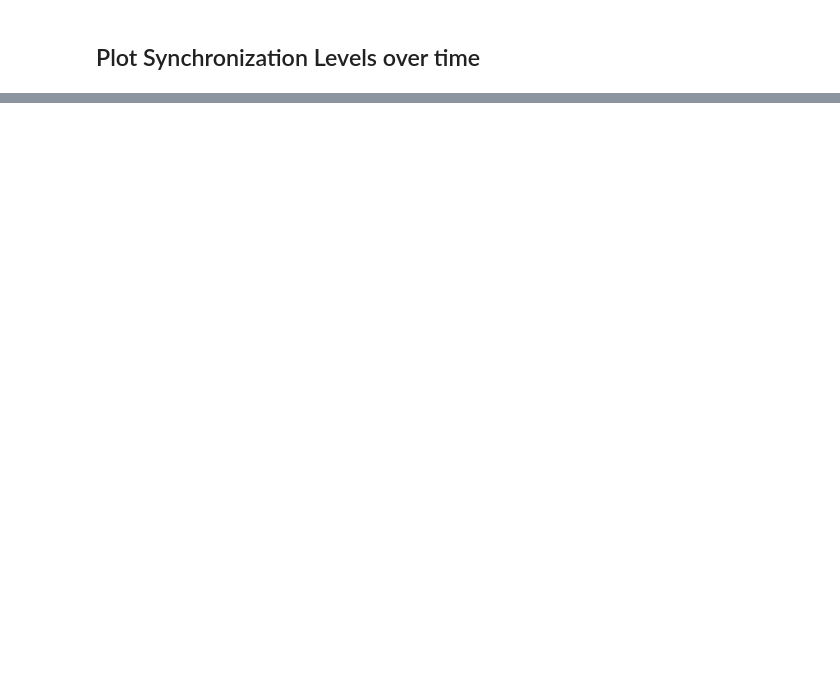
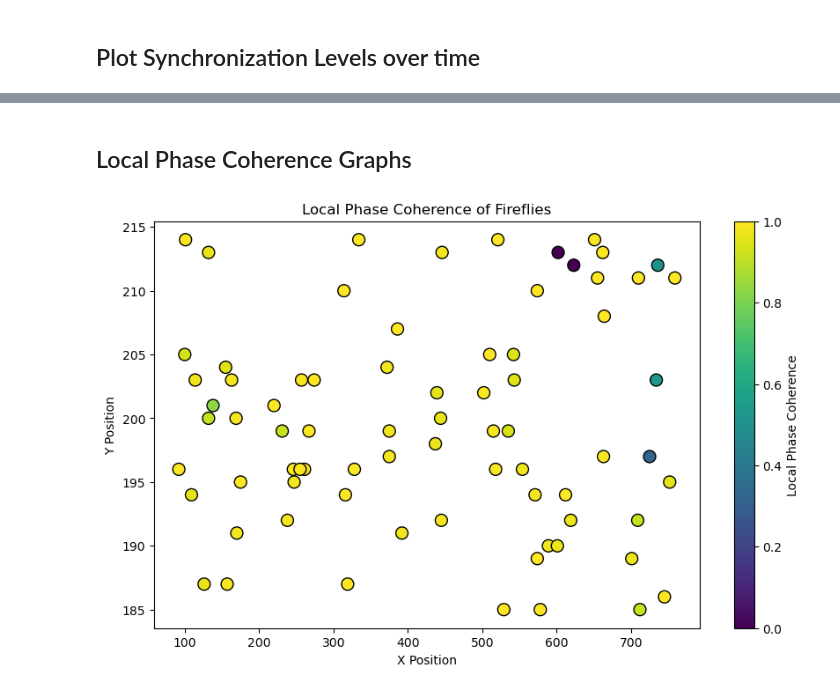
Before and after one commit to emilyebell/drpF24, a Jupyter notebook: PygameImplementation.ipynb, the cells around one changed output, grey strips where cells are left out. Cells and saved outputs as stored; diff of their text form; code cells hidden in the pictures; blank space fills up the shorter version.

```diff
--- a/PygameImplementation.ipynb
+++ b/PygameImplementation.ipynb
@@ -167,0 +191,54 @@ plt.show()
+# %% [markdown]
+## Local Phase Coherence Graphs
+# %%
+def local_phase_coherence(firefly_positions, phases, radius=20):
+    """
+    Calculate local phase coherence for each oscillator based on nearby oscillators.
+
+    firefly_positions: List of (x, y) positions of each oscillator
+    phases: List of phases for each oscillator
+    radius: Distance within which to consider neighbors
+    """
+    num_fireflies = len(firefly_positions)
+    local_coherences = np.zeros(num_fireflies)
+
+    for i in range(num_fireflies):
+        neighbors = []
+
+        for j in range(num_fireflies):
+            if i != j:
+                # distance btw fireflies
+                dist = np.sqrt((firefly_positions[i][0] - firefly_positions[j][0]) ** 2 +
+                               (firefly_positions[i][1] - firefly_positions[j][1]) ** 2)
+
+                if dist <= radius:
+                    neighbors.append(j)
+
+        if neighbors:
+            # calculate local coherence as mean phase alignment with neighbors
+            phase_diffs = [np.exp(1j * (phases[j] - phases[i])) for j in neighbors]
+            local_coherences[i] = np.abs(np.mean(phase_diffs))
+
+    return local_coherences  # local cohearance values for each firefly
+
+local_coherences = local_phase_coherence(fireflies, phases, radius=20)
+
+
+
+# Plotting the local phase coherence
+
+plt.figure(figsize=(10, 6))
+
+sc = plt.scatter(*zip(*fireflies), c=local_coherences, cmap='viridis', s=100, edgecolor='k')
+
+plt.colorbar(sc, label='Local Phase Coherence')
+
+plt.title("Local Phase Coherence of Fireflies")
+
+plt.xlabel("X Position")
+
+plt.ylabel("Y Position")
+
+plt.show()
+# %% [output]
+[figure, added]
```
Also changed, not shown: parts of 9 cells of this notebook, 15 other files.
